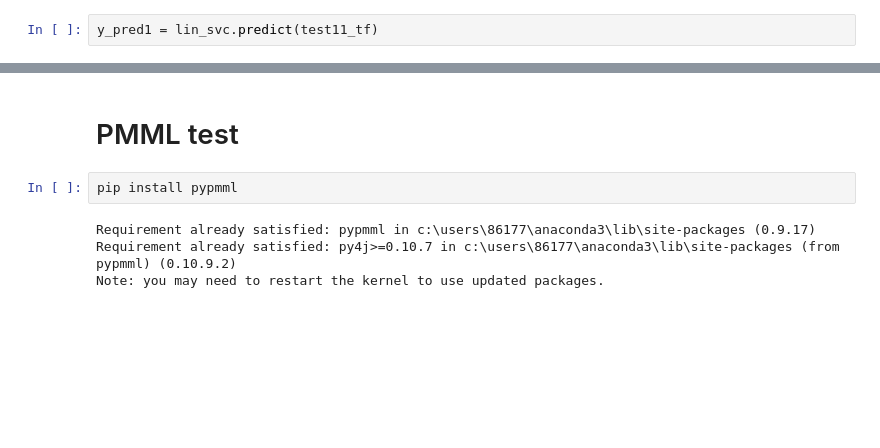
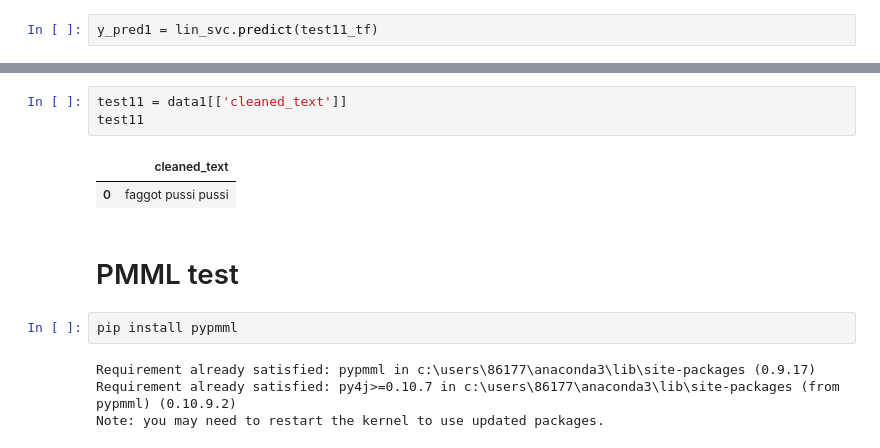
Before and after one commit to dial2hari/Quality_education, a Jupyter notebook: cyberbullying/pmmltest.ipynb, the cells around one changed output, grey strips where cells are left out. Saved outputs shown, nothing was run; the diff lists cells and outputs as text; blank space fills up the shorter version.

```diff
--- a/cyberbullying/pmmltest.ipynb
+++ b/cyberbullying/pmmltest.ipynb
@@ -258,3 +258,9 @@ print(y_pred1)
+# %%
+test11 = data1[['cleaned_text']]
+test11
+# %% [output]
+|  | cleaned_text |
+| 0 | faggot pussi pussi |
 # %% [markdown]
 # PMML test
 # %%
```
Also changed, not shown: parts of 4 cells of this notebook, 2 other files.
